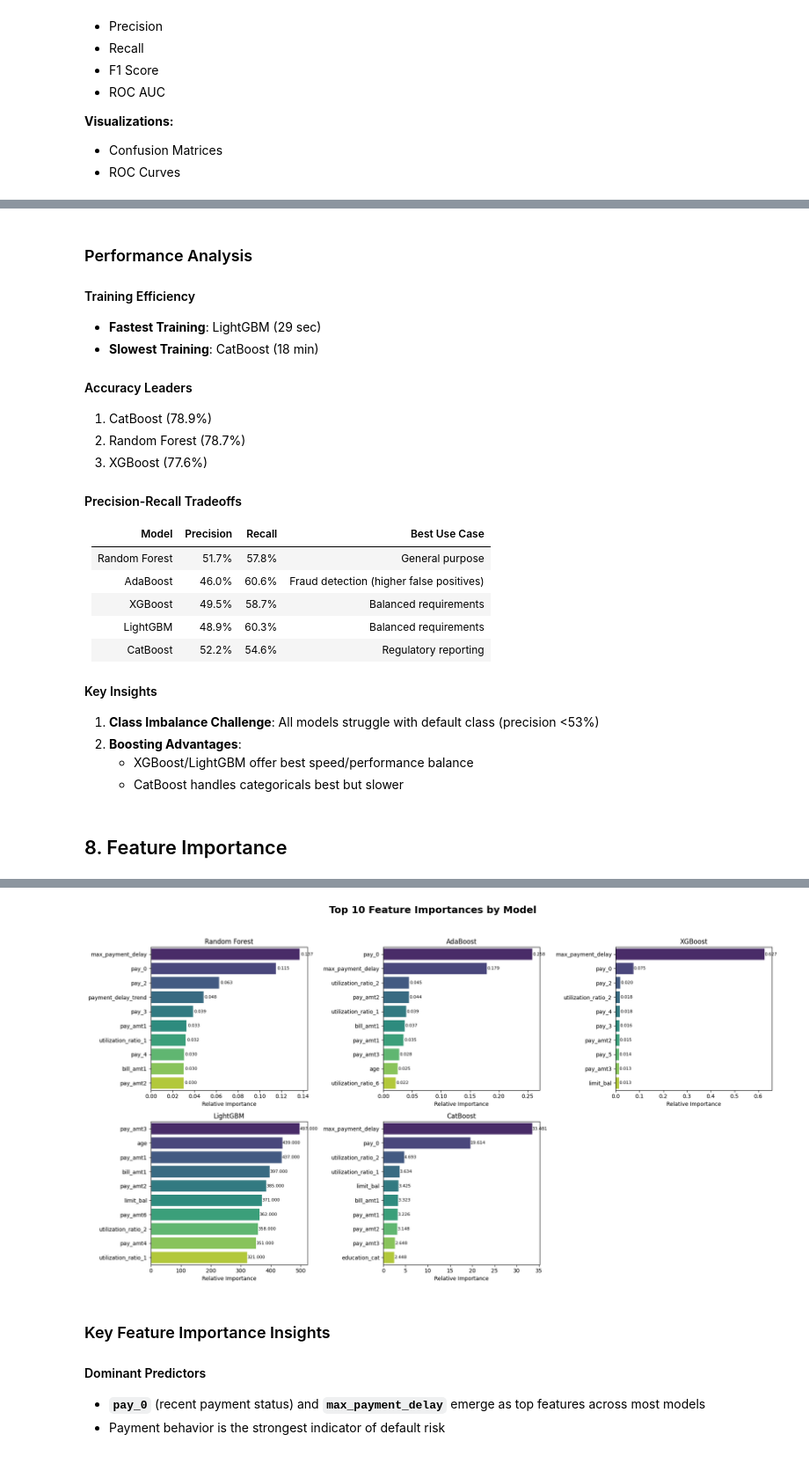
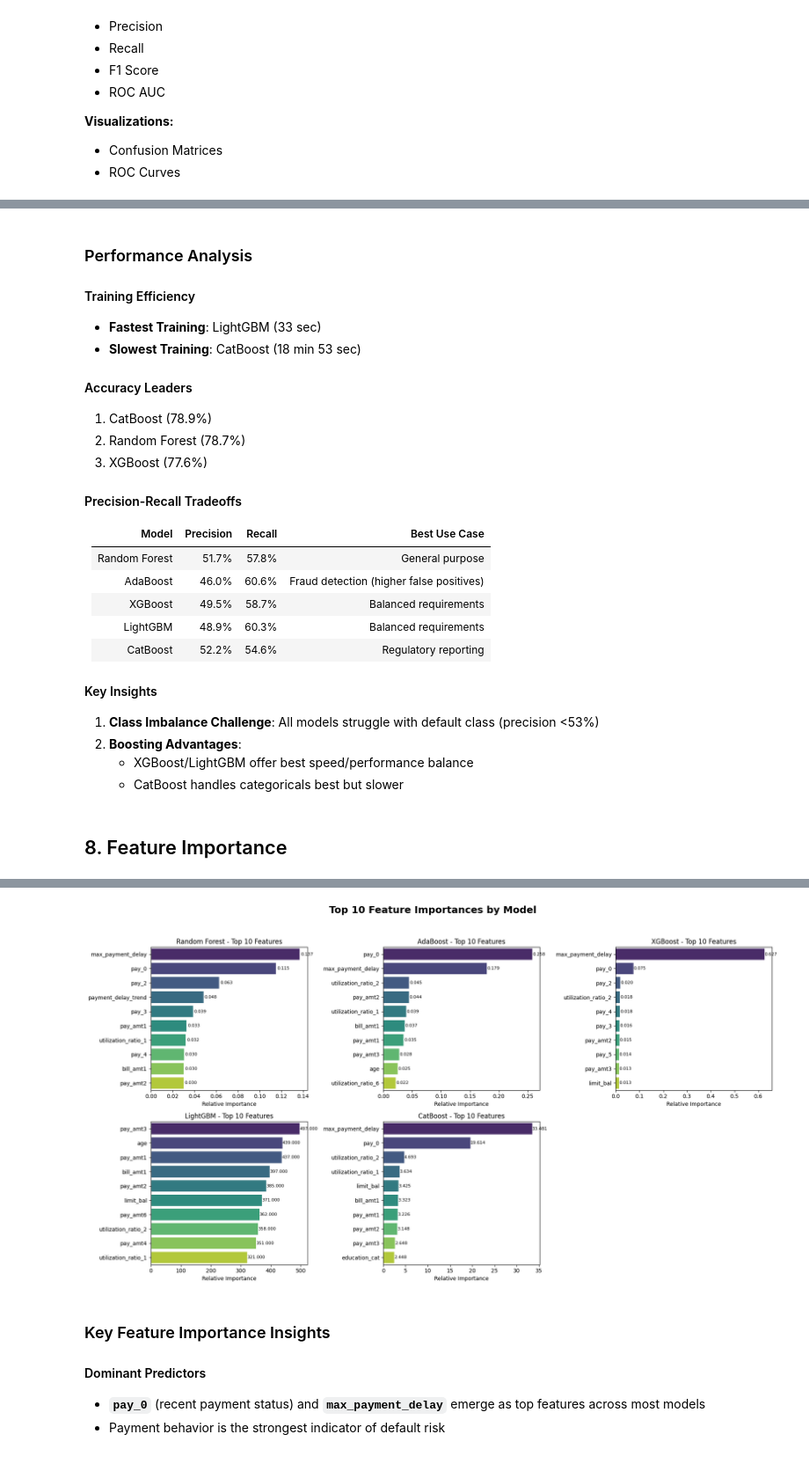
Before and after one commit to Yahlawat/Credit-Card-Default-Prediction, a Jupyter notebook: notebooks/default_prediction.ipynb, the cells around one changed output, grey strips where cells are left out. Shown at 88% size. Drawn from its saved outputs; the diff is of its cells as text; code cells hidden in the pictures.

```diff
--- a/notebooks/default_prediction.ipynb
+++ b/notebooks/default_prediction.ipynb
@@ -646,7 +636,7 @@ for model_name, config in model_configs.items():
         cv=kf,
         scoring="f1",
         n_jobs=-1,
-        verbose=1,
+        verbose=0,
         random_state=RANDOM_STATE,
     )
 
@@ -824,8 +803,8 @@ weighted avg       0.79      0.79      0.79      6000
 ### Performance Analysis
 
 #### Training Efficiency
-- **Fastest Training**: LightGBM (29 sec)
-- **Slowest Training**: CatBoost (18 min)
+- **Fastest Training**: LightGBM (33 sec)
+- **Slowest Training**: CatBoost (18 min 53 sec)
 
 #### Accuracy Leaders
 1. CatBoost (78.9%)
@@ -849,39 +828,55 @@ weighted avg       0.79      0.79      0.79      6000
 # %% [markdown]
 ## 8. Feature Importance<a name="feature-importance"></a>
 # %%
-# Feature importance analysis
+# Feature Importance Analysis
 fig, axes = plt.subplots(2, 3, figsize=(18, 10))
 axes = axes.flatten()
 
 fig.suptitle("Top 10 Feature Importances by Model", fontsize=18, fontweight='bold')
 
+print("\nFeature Importance Summary:")
+print("=" * 60)
+
 for idx, (model_name, model_info) in enumerate(best_models.items()):
+    if idx >= 6:
+        break
+
     model = model_info["best_estimator"]
-    importances = model.feature_importances_
-    indices = np.argsort(importances)[::-1]
 
-    # Feature names
-    feature_names = X_train.columns if hasattr(X_train, 'columns') else [f"Feature {i}" for i in range(len(importances))]
-    top_features = [feature_names[i] for i in indices[:10]]
-    top_importances = importances[indices[:10]]
+    if hasattr(model, "feature_importances_"):
+        importances = model.feature_importances_
+        indices = np.argsort(importances)[::-1]
 
-    # Plot
-    sns.barplot(
-        x=top_importances,
-        y=top_features,
-        palette="viridis",
-        ax=axes[idx]
-    )
-    axes[idx].set_title(f"{model_name}")
-    axes[idx].set_xlabel("Relative Importance")
-    axes[idx].set_ylabel("")
+        # Get feature names
+        feature_names = X_train.columns if hasattr(X_train, 'columns') else [f"Feature {i}" for i in range(len(importances))]
+        top_features = [feature_names[i] for i in indices[:10]]
+        top_importances = importances[indices[:10]]
 
-    # Add value labels
-    for i, v in enumerate(top_importances):
-        axes[idx].text(v + 0.001, i, f"{v:.3f}", va='center', fontsize=8)
+        print(f"\n{model_name} Top 10 Features:")
+        print("-" * 40)
+        for f, imp in zip(top_features, top_importances):
+            print(f"{f:<30}: {imp:.4f}")
 
-# Hide any unused subplots
-for j in range(len(best_models), len(axes)):
+        # Plot barplot
+        sns.barplot(
+            x=top_importances,
+            y=top_features,
+            palette="viridis",
+            ax=axes[idx]
+        )
+        axes[idx].set_title(f"{model_name} - Top 10 Features")
+        axes[idx].set_xlabel("Relative Importance")
+        axes[idx].set_ylabel("")
+
+        # Add value labels
+        for i, v in enumerate(top_importances):
+            axes[idx].text(v + 0.001, i, f"{v:.3f}", va='center', fontsize=8)
+    else:
+        print(f"\n{model_name} does not support feature importances.")
+        fig.delaxes(axes[idx])  # Remove unused plot
+
+# Hide any extra subplots in the grid
+for j in range(len(best_models), 6):
     fig.delaxes(axes[j])
 
 plt.tight_layout(rect=[0, 0, 1, 0.95])
@@ -909,4 +902,4 @@ Passing `palette` without assigning `hue` is deprecated and will be removed in v
-[figure, old version]
+[figure, new version]
 # %% [markdown]
 ### Key Feature Importance Insights
 
```
Also changed, not shown: parts of 6 cells of this notebook, 1 other file.
